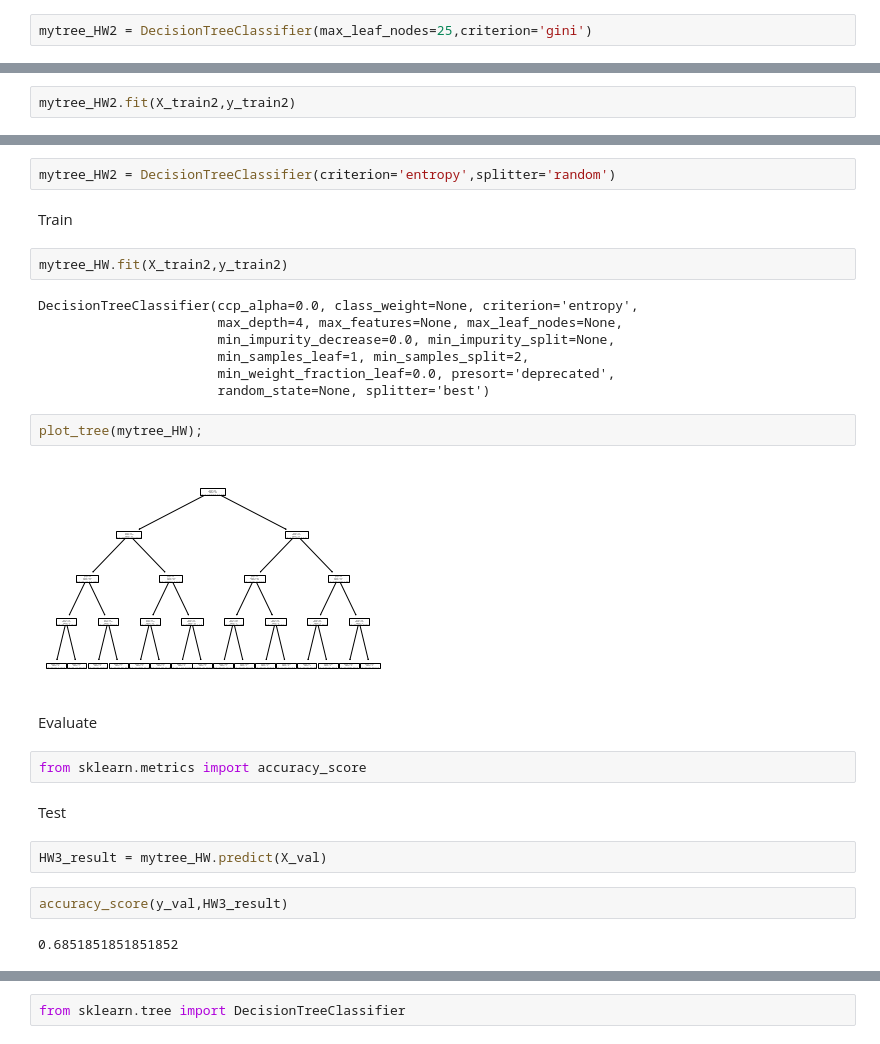
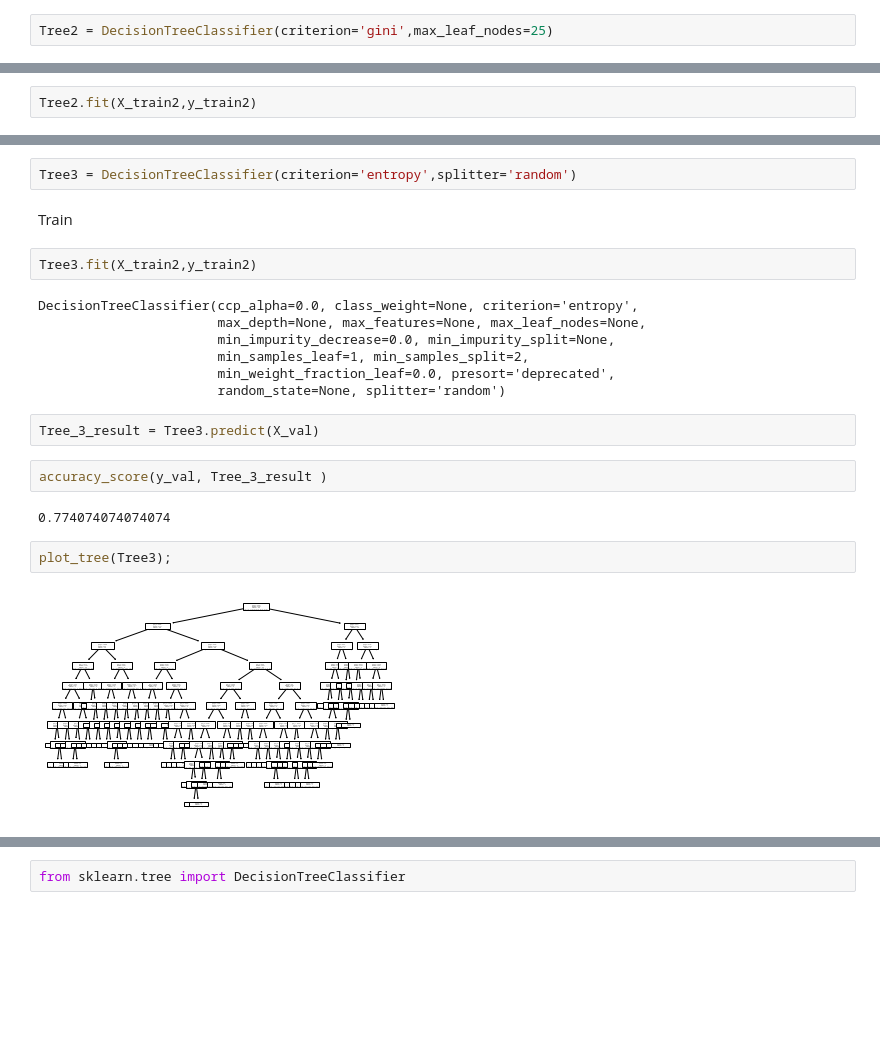
Before and after one commit to Chanunchida-May/DWDM21, a Jupyter notebook: Chapter7_Classification_(Decision_Tree).ipynb, the cells around one changed output, grey strips where cells are left out. Saved outputs shown, nothing was run; the diff lists cells and outputs as text; blank space fills up the shorter version.

Commit message:
Accuracy0.8331479421579533

```diff
--- a/Chapter7_Classification_(Decision_Tree).ipynb
+++ b/Chapter7_Classification_(Decision_Tree).ipynb
@@ -269,2 +286,2 @@ Define
 # %%
-mytree_HW2 = DecisionTreeClassifier(max_leaf_nodes=25,criterion='gini')
+Tree2 = DecisionTreeClassifier(criterion='gini',max_leaf_nodes=25)
@@ -273,5 +288,5 @@ Train
 # %%
-mytree_HW2.fit(X_train2,y_train2)
+Tree2.fit(X_train2,y_train2)
 # %% [output]
 DecisionTreeClassifier(ccp_alpha=0.0, class_weight=None, criterion='gini',
                        max_depth=None, max_features=None, max_leaf_nodes=25,
@@ -305,33 +316,26 @@ from sklearn.tree import DecisionTreeClassifier
 
 Define
 # %%
-mytree_HW2 = DecisionTreeClassifier(criterion='entropy',splitter='random')
+Tree3 = DecisionTreeClassifier(criterion='entropy',splitter='random')
 # %% [markdown]
 Train
 # %%
-mytree_HW.fit(X_train2,y_train2)
+Tree3.fit(X_train2,y_train2)
 # %% [output]
 DecisionTreeClassifier(ccp_alpha=0.0, class_weight=None, criterion='entropy',
-                       max_depth=4, max_features=None, max_leaf_nodes=None,
+                       max_depth=None, max_features=None, max_leaf_nodes=None,
                        min_impurity_decrease=0.0, min_impurity_split=None,
                        min_samples_leaf=1, min_samples_split=2,
                        min_weight_fraction_leaf=0.0, presort='deprecated',
-                       random_state=None, splitter='best')
+                       random_state=None, splitter='random')
+# %%
+Tree_3_result = Tree3.predict(X_val)
+# %%
+accuracy_score(y_val, Tree_3_result )
+# %% [output]
+0.774074074074074
 # %%
-plot_tree(mytree_HW);
+plot_tree(Tree3);
 # %% [output]
-[figure, old version]
+[figure, new version]
-# %% [markdown]
-
-Evaluate
-# %%
-from sklearn.metrics import accuracy_score
-# %% [markdown]
-Test
-# %%
-HW3_result = mytree_HW.predict(X_val)
-# %%
-accuracy_score(y_val,HW3_result)
-# %% [output]
-0.6851851851851852
 # %% [markdown]
```
Also changed, not shown: parts of 32 cells of this notebook.
